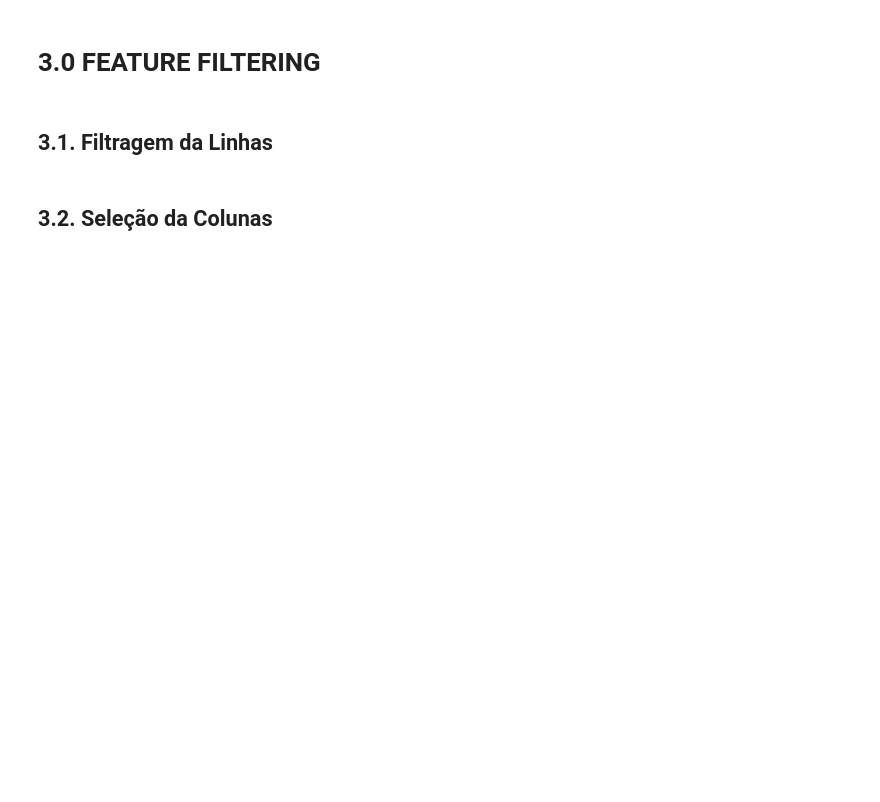
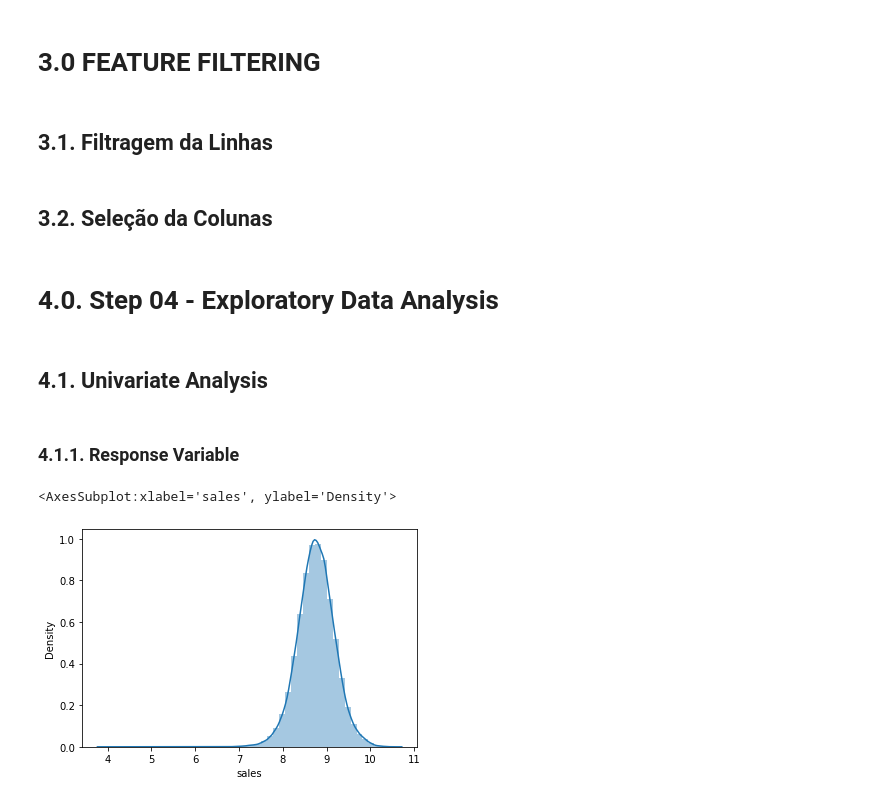
Before and after one commit to Leonamrsm/DS-em-Producao, a Jupyter notebook: Modulo_04/m04_v01_store_sales_prediction.ipynb, the cells around one changed output. Saved outputs shown, nothing was run; the diff lists cells and outputs as text; code cells hidden in the pictures; blank space fills up the shorter version.

```diff
--- a/Modulo_04/m04_v01_store_sales_prediction.ipynb
+++ b/Modulo_04/m04_v01_store_sales_prediction.ipynb
@@ -410,3 +432,16 @@ df3 = df3[(df3['open'] != 0) & (df3['sales'] > 0)]
 # Para realizar previsão de vendas teria que ter a quantidade de customers no futuro
 cols_drop = ['customers', 'open', 'promo_interval', 'month_map']
 df3 = df3.drop(cols_drop, axis=1)
+# %% [markdown]
+# 4.0. Step 04 - Exploratory Data Analysis
+# %%
+df4 = df3.copy()
+# %% [markdown]
+## 4.1. Univariate Analysis
+# %% [markdown]
+### 4.1.1. Response Variable
+# %%
+sns.distplot(np.log1p(df4['sales']))
+# %% [output]
+<AxesSubplot:xlabel='sales', ylabel='Density'>
+[figure, added]
```
Also changed, not shown: parts of 22 cells of this notebook.
